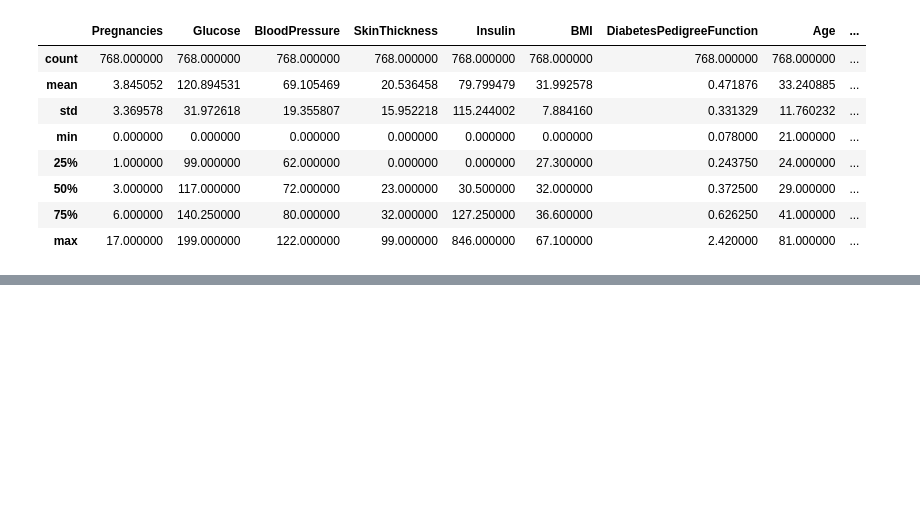
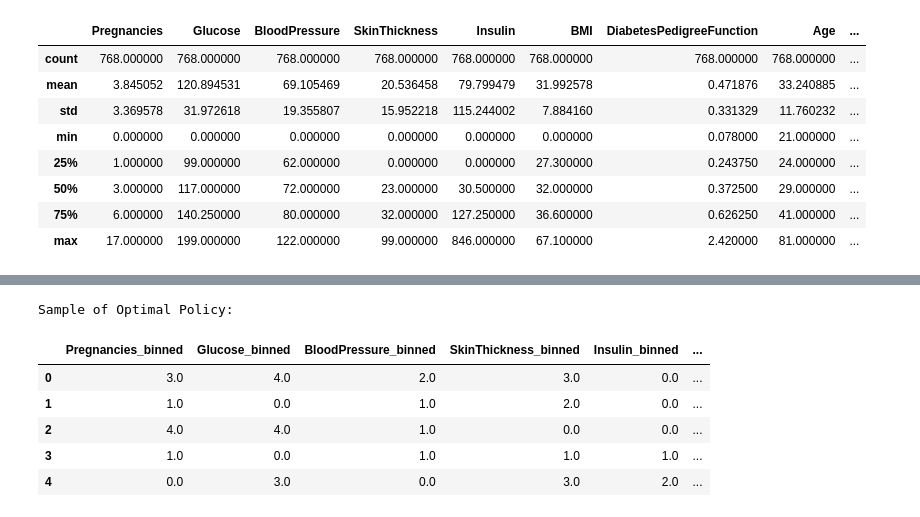
Before and after one commit to DhruvGoyal375/CS2708, a Jupyter notebook: 21103131_Dhruv_Goyal_AAI_4.ipynb, the cells around one changed output, grey strips where cells are left out. Drawn from its saved outputs; the diff is of its cells as text; code cells hidden in the pictures; blank space fills up the shorter version.

```diff
--- a/21103131_Dhruv_Goyal_AAI_4.ipynb
+++ b/21103131_Dhruv_Goyal_AAI_4.ipynb
@@ -177,0 +157,11 @@ Optimal Action: Oral Medication
+# %%
+print("Sample of Optimal Policy:")
+policy_df.head()
+# %% [output]
+Sample of Optimal Policy:
+|  | Pregnancies_binned | Glucose_binned | BloodPressure_binned | SkinThickness_binned | Insulin_binned | ... |
+| 0 | 3.0 | 4.0 | 2.0 | 3.0 | 0.0 | ... |
+| 1 | 1.0 | 0.0 | 1.0 | 2.0 | 0.0 | ... |
+| 2 | 4.0 | 4.0 | 1.0 | 0.0 | 0.0 | ... |
+| 3 | 1.0 | 0.0 | 1.0 | 1.0 | 1.0 | ... |
+| 4 | 0.0 | 3.0 | 0.0 | 3.0 | 2.0 | ... |
```
Also changed, not shown: parts of 8 cells of this notebook, 5 other files.
